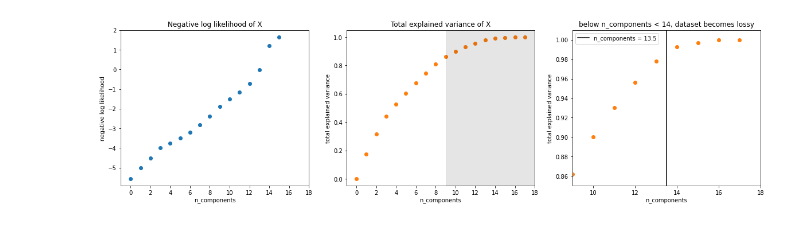
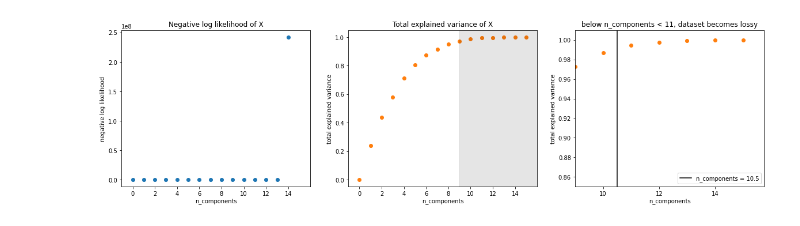
Before and after one commit to psaegert/AML-Final, a Jupyter notebook: dimensionality_reduction/pca.ipynb, the cells around one changed output. Drawn from its saved outputs; the diff is of its cells as text; code cells hidden in the pictures.

Commit message:
pca with geo hosp dataset

```diff
--- a/dimensionality_reduction/pca.ipynb
+++ b/dimensionality_reduction/pca.ipynb
@@ -4,6 +4,6 @@ from tqdm import tqdm
 import matplotlib.pyplot as plt
 from sklearn.decomposition import PCA
 # %%
-data = pd.read_csv('../data/no_icu_clean.csv').drop(columns=['Unnamed: 0'])
+data = pd.read_csv('../data/data_geo_hosp.csv').drop(columns=['state_fips_code', 'county_fips_code', 'case_month'])
 data
 # %% [output]
@@ -23,6 +23,6 @@ data
 # %%
 Z = data.iloc[:, :].values
-X = Z[:, [i for i in range(Z.shape[1]) if i not in [1, 2]]]
+X = Z[:, 2:]
 # %%
 pca_score = {'n_components': [], 'score': [], 'explained_variance_ratio_': []}
 
@@ -34,15 +34,15 @@ for n_components in tqdm(range(X.shape[1])):
 # %%
 fig, (ax1, ax2, ax3) = plt.subplots(1, 3, figsize=(20, 5))
 ax1.scatter(pca_score['n_components'], pca_score['score'])
 ax1.set_xlabel('n_components'); ax1.set_ylabel('negative log likelihood')
-ax1.set_title('Negative log likelihood of X'); ax1.set_xticks(range(0, 20, 2)); ax1.set_xlim(-1, 18);
+ax1.set_title('Negative log likelihood of X'); ax1.set_xticks(range(0, 16, 2)); ax1.set_xlim(-1, 16);
 
 ax2.scatter(pca_score['n_components'], [sum(ratios) for ratios in pca_score['explained_variance_ratio_']], color='tab:orange')
 ax2.set_xlabel('n_components'); ax2.set_ylabel('total explained variance'); ax2.axvspan(9, 18, color='black', alpha=0.1)
-ax2.set_title('Total explained variance of X'); ax2.set_xticks(range(0, 20, 2)); ax2.set_xlim(-1, 18);
+ax2.set_title('Total explained variance of X'); ax2.set_xticks(range(0, 16, 2)); ax2.set_xlim(-1, 16);
 
 ax3.scatter(pca_score['n_components'], [sum(ratios) for ratios in pca_score['explained_variance_ratio_']], color='tab:orange')
-ax3.set_xlabel('n_components'); ax3.set_ylabel('total explained variance'); ax3.set_xticks(range(0, 20, 2)); ax3.set_xlim(9, None); ax3.set_ylim(0.85, 1.01)
-ax3.axvline(13.5, color='black', label='n_components = 13.5'); ax3.set_title('below n_components < 14, dataset becomes lossy'); ax3.legend();
+ax3.set_xlabel('n_components'); ax3.set_ylabel('total explained variance'); ax3.set_xticks(range(0, 16, 2)); ax3.set_xlim(9, None); ax3.set_ylim(0.85, 1.01)
+ax3.axvline(10.5, color='black', label='n_components = 10.5'); ax3.set_title('below n_components < 11, dataset becomes lossy'); ax3.legend();
 # %% [output]
-[figure, old version]
+[figure, new version]
```
Also changed, not shown: parts of 1 cell of this notebook.
